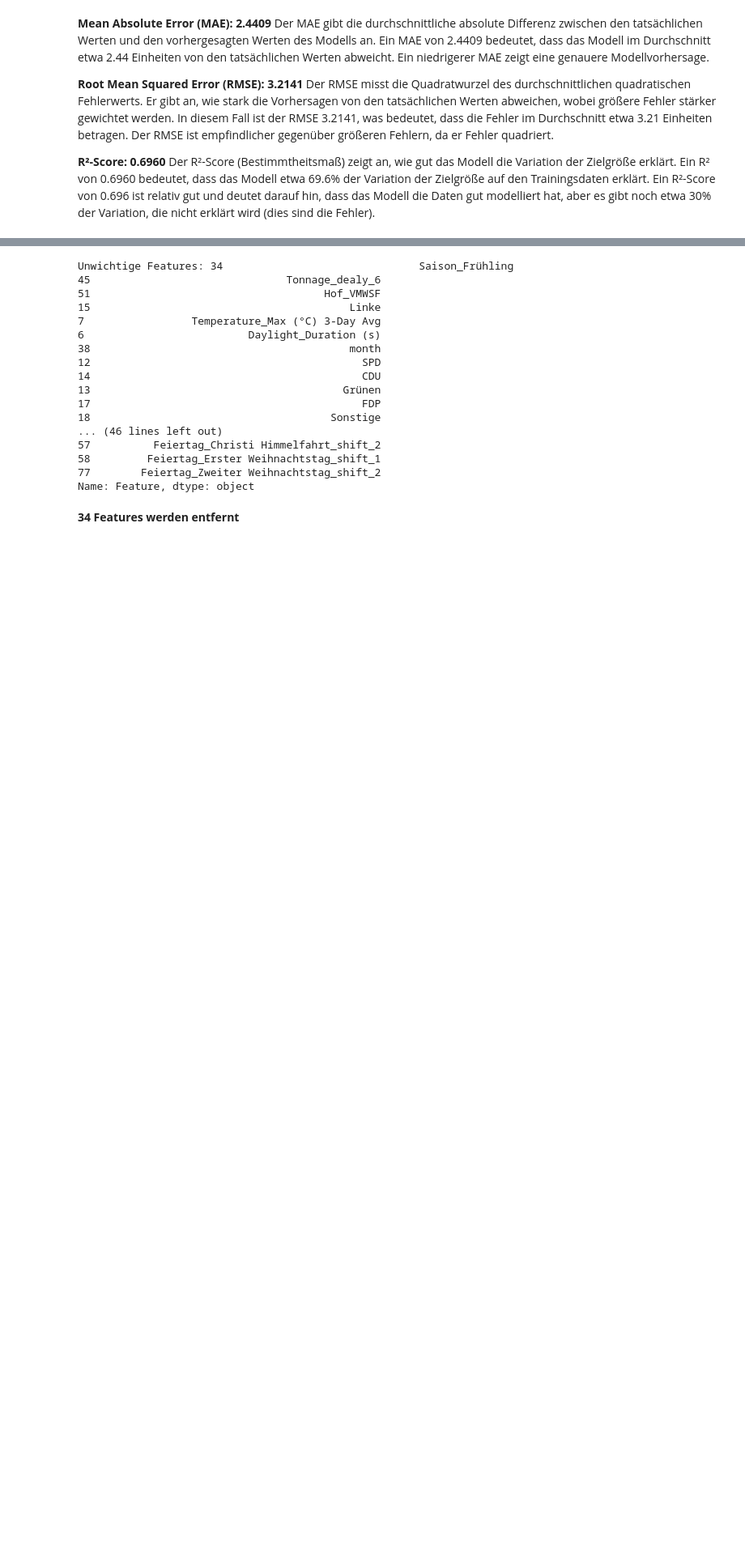
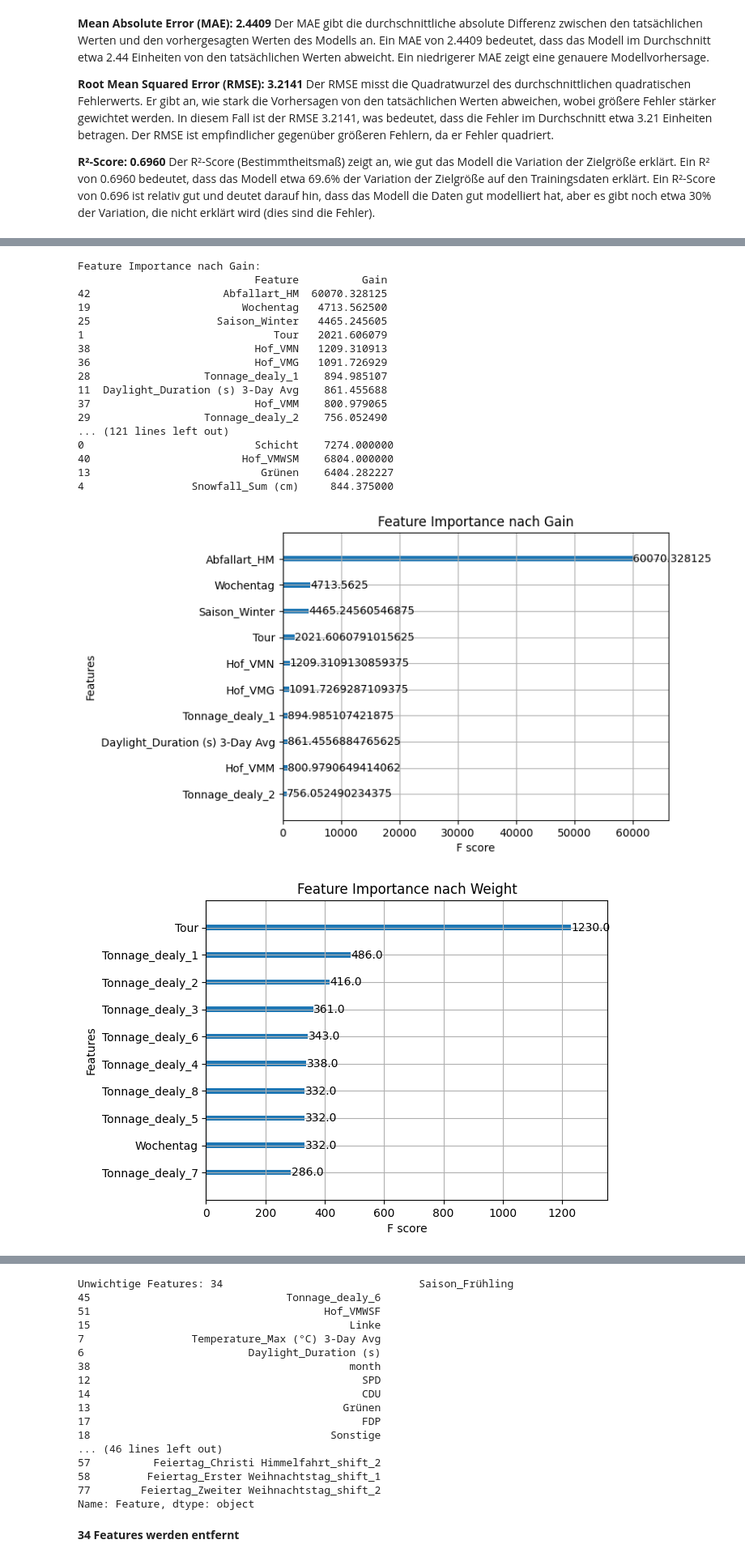
Before and after one commit to s-matthies/ai-waste-analytics, a Jupyter notebook: notebooks_training/training_XGBoost.ipynb, the cells around one changed output, grey strips where cells are left out. Shown at 81% size. Drawn from its saved outputs; the diff is of its cells as text; code cells hidden in the pictures; blank space fills up the shorter version.

```diff
--- a/notebooks_training/training_XGBoost.ipynb
+++ b/notebooks_training/training_XGBoost.ipynb
@@ -171,0 +131,58 @@ Name: Feature, dtype: object
+# %%
+import xgboost as xgb
+import pandas as pd
+import matplotlib.pyplot as plt
+
+# Feature Importance mit verschiedenen Metriken holen
+booster = model.get_booster()
+
+importance_gain = booster.get_score(importance_type="gain")
+importance_weight = booster.get_score(importance_type="weight")
+importance_cover = booster.get_score(importance_type="cover")
+
+# In DataFrames umwandeln
+df_gain = pd.DataFrame(importance_gain.items(), columns=['Feature', 'Gain']).sort_values(by="Gain", ascending=False)
+df_weight = pd.DataFrame(importance_weight.items(), columns=['Feature', 'Weight']).sort_values(by="Weight", ascending=False)
+df_cover = pd.DataFrame(importance_cover.items(), columns=['Feature', 'Cover']).sort_values(by="Cover", ascending=False)
+
+print("Feature Importance nach Gain:")
+print(df_gain)
+
+print("\nFeature Importance nach Weight:")
+print(df_weight)
+
+print("\nFeature Importance nach Cover:")
+print(df_cover)
+
+# Visualisieren
+xgb.plot_importance(model, importance_type="gain", max_num_features=10)
+plt.title("Feature Importance nach Gain")
+plt.show()
+
+xgb.plot_importance(model, importance_type="weight", max_num_features=10)
+plt.title("Feature Importance nach Weight")
+plt.show()
+
+xgb.plot_importance(model, importance_type="cover", max_num_features=10)
+plt.title("Feature Importance nach Cover")
+plt.show()
+# %% [output]
+Feature Importance nach Gain:
+                            Feature          Gain
+42                     Abfallart_HM  60070.328125
+19                        Wochentag   4713.562500
+25                    Saison_Winter   4465.245605
+1                              Tour   2021.606079
+38                          Hof_VMN   1209.310913
+36                          Hof_VMG   1091.726929
+28                  Tonnage_dealy_1    894.985107
+11  Daylight_Duration (s) 3-Day Avg    861.455688
+37                          Hof_VMM    800.979065
+29                  Tonnage_dealy_2    756.052490
+... (121 lines left out)
+0                           Schicht    7274.000000
+40                        Hof_VMWSM    6804.000000
+13                           Grünen    6404.282227
+4                 Snowfall_Sum (cm)     844.375000
+[figure, added]
+[figure, added]
```
Also changed, not shown: parts of 35 cells of this notebook, 2 other files.
